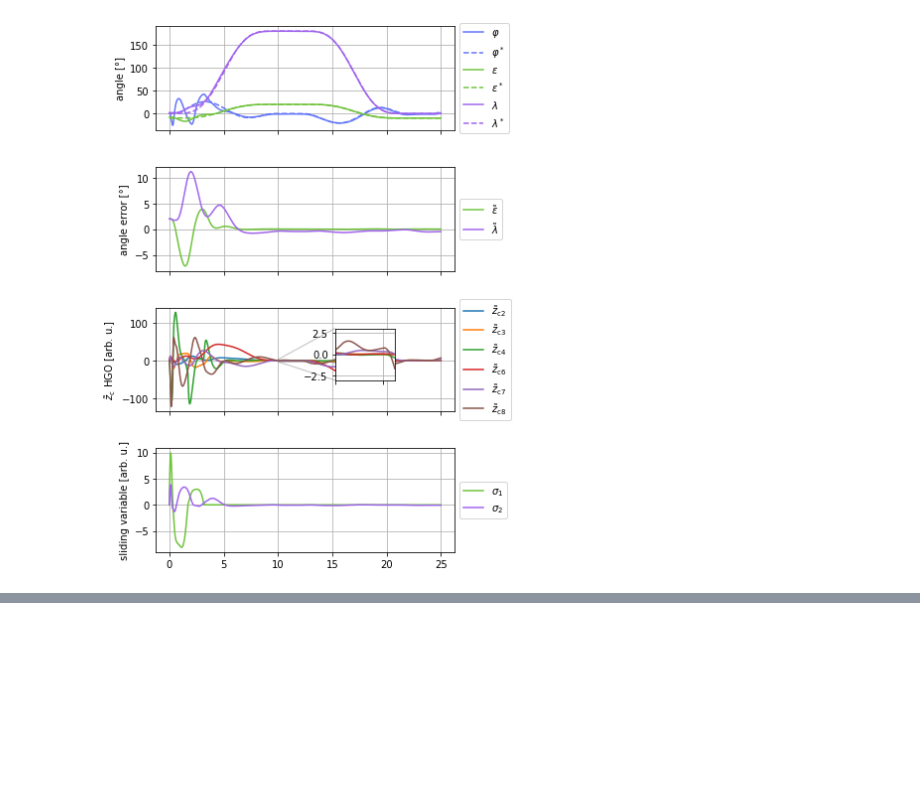
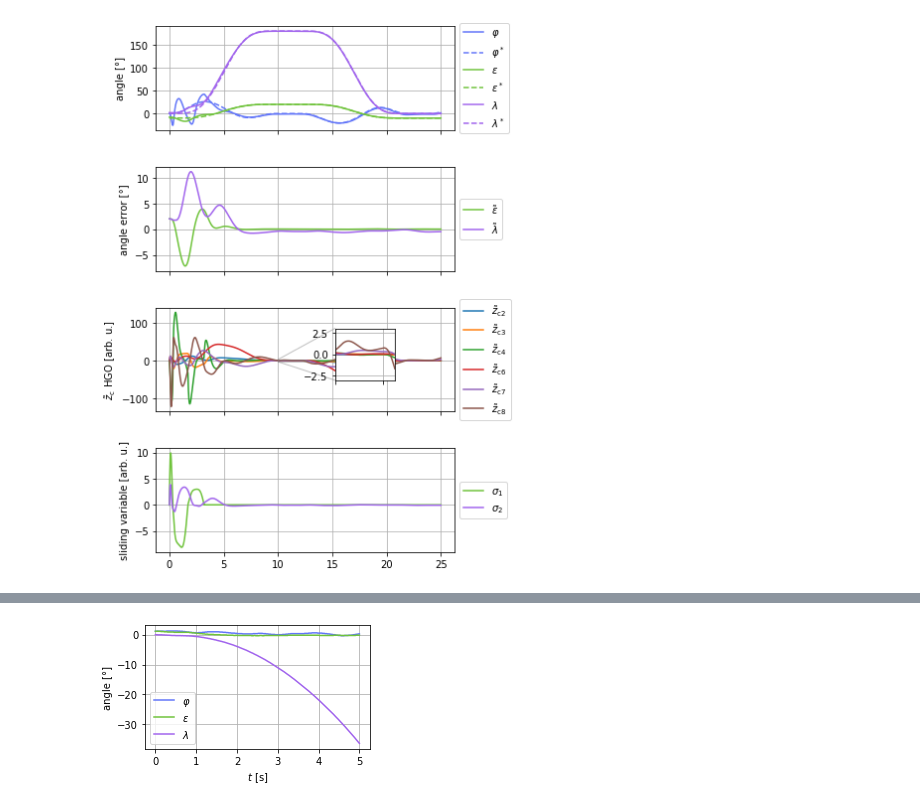
Before and after one commit to Rojetto/helicopter_thesis_code, a Jupyter notebook: scripts/diagrams.ipynb, the cells around one changed output, grey strips where cells are left out. Cells and saved outputs as stored; diff of their text form; code cells hidden in the pictures; blank space fills up the shorter version.

```diff
--- a/scripts/diagrams.ipynb
+++ b/scripts/diagrams.ipynb
@@ -89,14 +89,18 @@ def load_meas(file_name):
 def clip_and_unify(meas_data, clip_start=None, clip_end=None, relative_to_traj_start=True, normalize_t=True, resample=True):
     Clip = collections.namedtuple('Clip', ['t', 'vf', 'vb',
                                            'phi', 'eps', 'lamb',
-                                           'dphi', 'deps', 'dlamb',
+                                           'dphi', 'deps', 'dlamb', 'phioff',
                                            'traj_vf', 'traj_vb',
                                            'traj_phi', 'traj_eps', 'traj_lamb',
                                            'traj_start', 'traj_end'])
 
     traj_times = meas_data.t[meas_data.enable_ramping == -1]
-    traj_start = traj_times[0]
-    traj_end = traj_times[-1]
+    if len(traj_times) > 0:
+        traj_start = traj_times[0]
+        traj_end = traj_times[-1]
+    else:
+        traj_start = meas_data.t[0]
+        traj_end = meas_data.t[-1]
 
     if relative_to_traj_start:
         if clip_start is None:
@@ -132,6 +136,7 @@ def clip_and_unify(meas_data, clip_start=None, clip_end=None, relative_to_traj_s
     clip_dphi = meas_data.est_dphi[clip_indices]
     clip_deps = meas_data.est_deps[clip_indices]
     clip_dlamb = meas_data.est_dlamb[clip_indices]
+    clip_phioff = meas_data.est_phi_off[clip_indices]
     traj_t_shifted = meas_data.traj_t + traj_start
 
 
@@ -161,6 +166,7 @@ def clip_and_unify(meas_data, clip_start=None, clip_end=None, relative_to_traj_s
         clip_dphi = clip_dphi[::10]
         clip_deps = clip_deps[::10]
         clip_dlamb = clip_dlamb[::10]
+        clip_phioff = clip_phioff[::10]
         clip_traj_vf = clip_traj_vf[::10]
         clip_traj_vb = clip_traj_vb[::10]
         clip_traj_phi = clip_traj_phi[::10]
@@ -169,7 +175,7 @@ def clip_and_unify(meas_data, clip_start=None, clip_end=None, relative_to_traj_s
 
     return Clip(clip_t, clip_vf, clip_vb,
                 clip_phi, clip_eps, clip_lamb,
-                clip_dphi, clip_deps, clip_dlamb,
+                clip_dphi, clip_deps, clip_dlamb, clip_phioff,
                 clip_traj_vf, clip_traj_vb,
                 clip_traj_phi, clip_traj_eps, clip_traj_lamb,
                 clip_traj_start, clip_traj_end)
@@ -1434,0 +1542,17 @@ my_savefig('smc_wrong_sim_with_obs')
+# %%
+meas = load_meas('obs_phioff0_phi0.mat')
+clip = clip_and_unify(meas, 66, 71, relative_to_traj_start=False)
+
+plt.figure(figsize=(4, 2.5))
+plt.plot(clip.t, clip.phi/deg, **phi_color, label="$\\varphi$")
+plt.plot(clip.t, clip.eps/deg, **eps_color, label="$\\varepsilon$")
+plt.plot(clip.t, (clip.lamb - clip.lamb[0])/deg, **lamb_color, label="$\\lambda$")
+plt.grid()
+plt.legend()
+plt.xlabel("$t$ [s]")
+plt.ylabel("angle [°]")
+
+plt.tight_layout()
+my_savefig('kalman_phi0_no_ekf')
+# %% [output]
+[figure, added]
```
Also changed, not shown: parts of 4 cells of this notebook, 3 other files.
